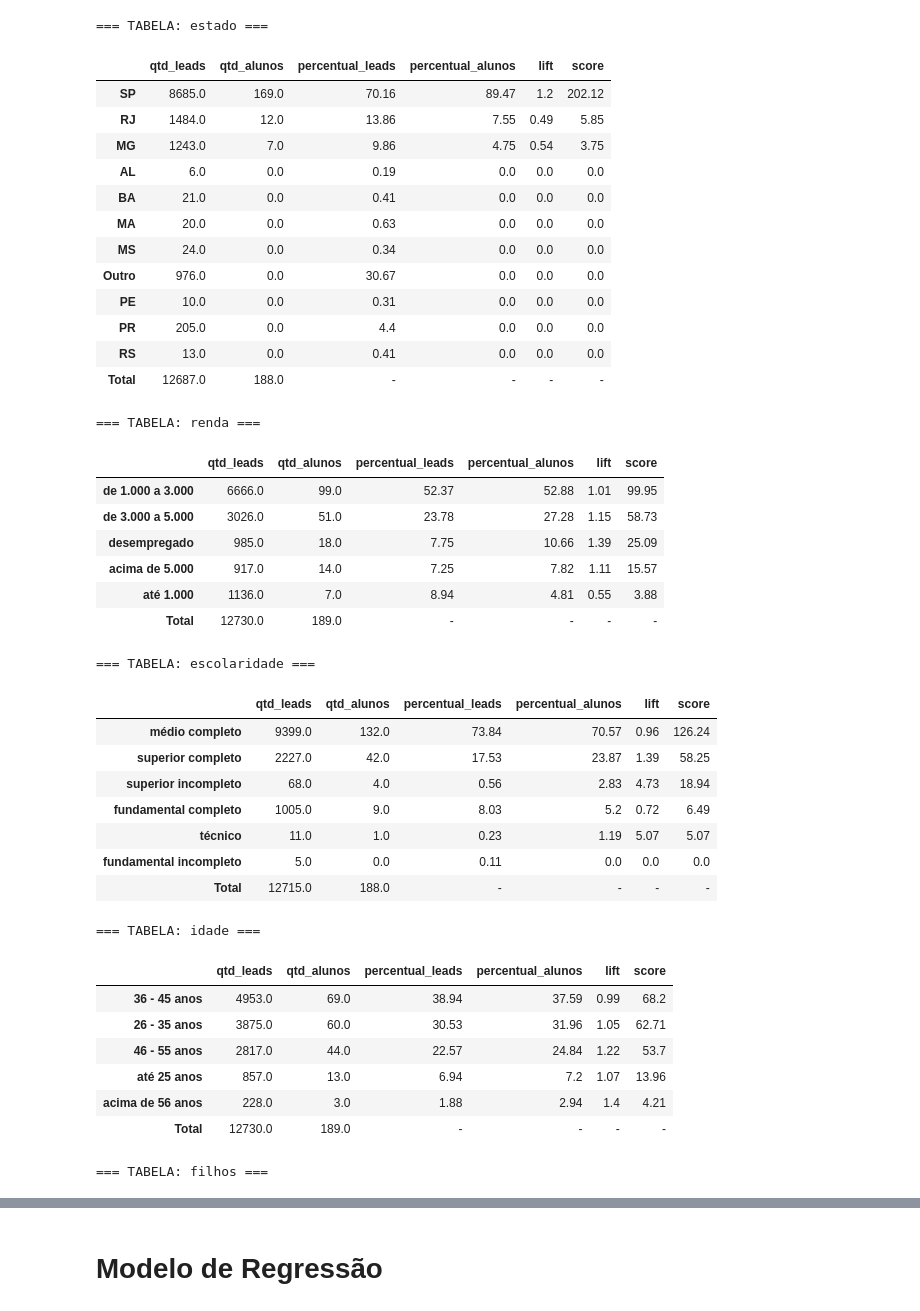
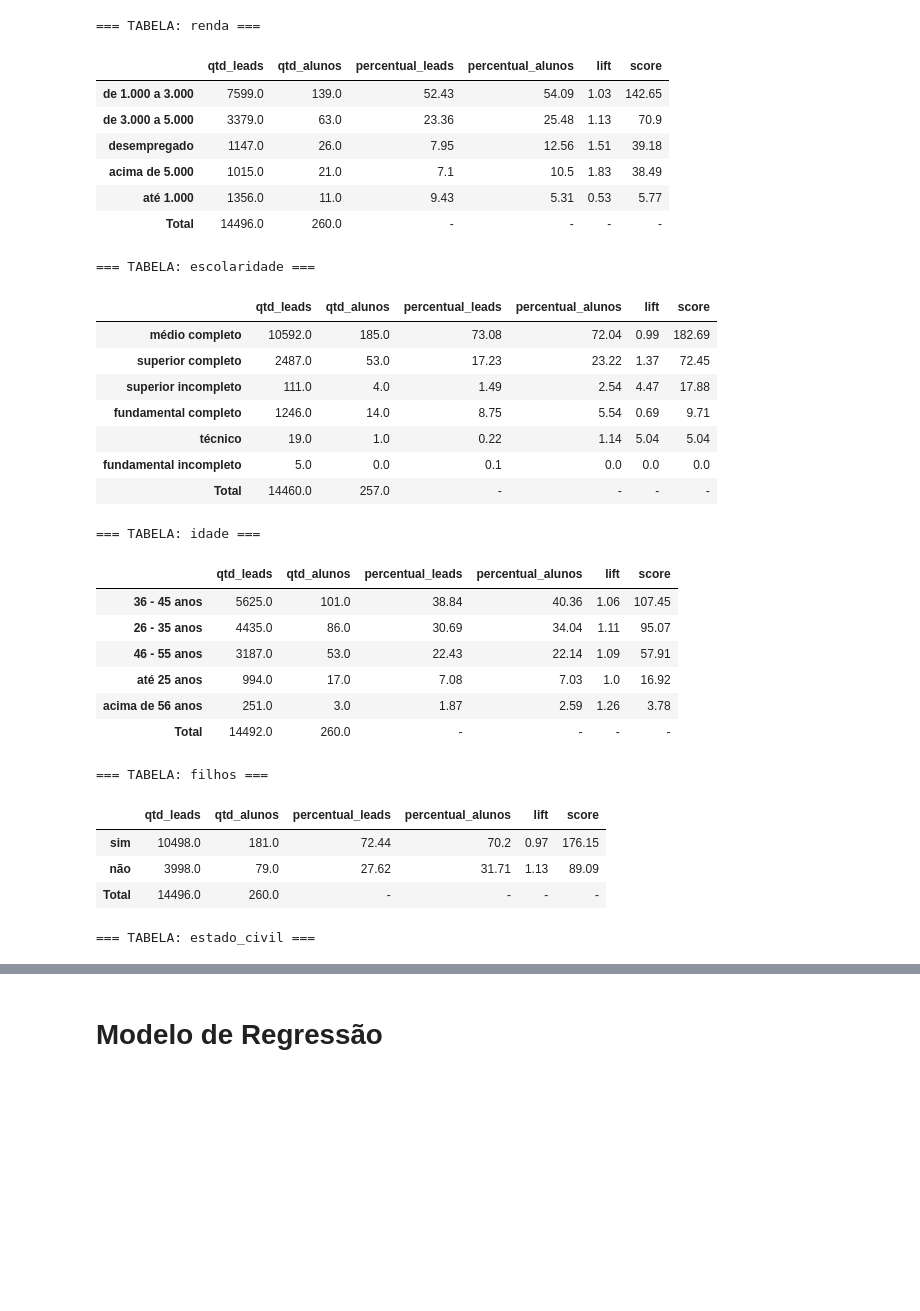
Before and after one commit to camilobica/leadscore_qg_concursos, a Jupyter notebook: notebooks/leadscore.ipynb, the cells around one changed output, grey strips where cells are left out. Drawn from its saved outputs; the diff is of its cells as text; code cells hidden in the pictures; blank space fills up the shorter version.

```diff
--- a/notebooks/leadscore.ipynb
+++ b/notebooks/leadscore.ipynb
@@ -239,7 +239,6 @@ def gerar_tabela_lift_score_ponderado(df_leads, df_alunos, col, col_lancamento="
 # %%
 # Lista das colunas a serem avaliadas
 features_alunos = [
-    "estado",
     "renda",
     "escolaridade",
     "idade",
@@ -250,70 +249,61 @@ features_alunos = [
 
 for coluna in features_alunos:
     print(f"\n=== TABELA: {coluna} ===")
     tabela = gerar_tabela_lift_score_ponderado(df_leads, df_alunos, coluna)
 
     # Colunas a somar (ignorando 'lift' e 'score')
     colunas_para_somar = [
         col for col in tabela.columns
         if col not in ["lift", "score", "percentual_alunos", "percentual_leads"]
         and pd.api.types.is_numeric_dtype(tabela[col])
     ]
 
     # Criar linha de total
     totais = tabela[colunas_para_somar].sum().to_frame().T
     totais.index = ["Total"]
 
     # Preencher colunas restantes com vazio ou marcador
     for col in tabela.columns:
         if col not in totais.columns:
             totais[col] = "-"
 
     # Reordenar para manter consistência
     totais = totais[tabela.columns]
 
     # Concatenar com a tabela original
     tabela_com_total = pd.concat([tabela, totais], axis=0)
 
     display(tabela_com_total)
 # %% [output]
-=== TABELA: estado ===
+=== TABELA: renda ===
 |  | qtd_leads | qtd_alunos | percentual_leads | percentual_alunos | lift | score |
-| SP | 8685.0 | 169.0 | 70.16 | 89.47 | 1.2 | 202.12 |
-| RJ | 1484.0 | 12.0 | 13.86 | 7.55 | 0.49 | 5.85 |
-| MG | 1243.0 | 7.0 | 9.86 | 4.75 | 0.54 | 3.75 |
-| AL | 6.0 | 0.0 | 0.19 | 0.0 | 0.0 | 0.0 |
-| BA | 21.0 | 0.0 | 0.41 | 0.0 | 0.0 | 0.0 |
-| MA | 20.0 | 0.0 | 0.63 | 0.0 | 0.0 | 0.0 |
-| MS | 24.0 | 0.0 | 0.34 | 0.0 | 0.0 | 0.0 |
-| Outro | 976.0 | 0.0 | 30.67 | 0.0 | 0.0 | 0.0 |
-| PE | 10.0 | 0.0 | 0.31 | 0.0 | 0.0 | 0.0 |
-| PR | 205.0 | 0.0 | 4.4 | 0.0 | 0.0 | 0.0 |
-| RS | 13.0 | 0.0 | 0.41 | 0.0 | 0.0 | 0.0 |
-| Total | 12687.0 | 188.0 | - | - | - | - |
+| de 1.000 a 3.000 | 7599.0 | 139.0 | 52.43 | 54.09 | 1.03 | 142.65 |
+| de 3.000 a 5.000 | 3379.0 | 63.0 | 23.36 | 25.48 | 1.13 | 70.9 |
+| desempregado | 1147.0 | 26.0 | 7.95 | 12.56 | 1.51 | 39.18 |
+| acima de 5.000 | 1015.0 | 21.0 | 7.1 | 10.5 | 1.83 | 38.49 |
+| até 1.000 | 1356.0 | 11.0 | 9.43 | 5.31 | 0.53 | 5.77 |
+| Total | 14496.0 | 260.0 | - | - | - | - |
-=== TABELA: renda ===
+=== TABELA: escolaridade ===
 |  | qtd_leads | qtd_alunos | percentual_leads | percentual_alunos | lift | score |
-| de 1.000 a 3.000 | 6666.0 | 99.0 | 52.37 | 52.88 | 1.01 | 99.95 |
-| de 3.000 a 5.000 | 3026.0 | 51.0 | 23.78 | 27.28 | 1.15 | 58.73 |
-| desempregado | 985.0 | 18.0 | 7.75 | 10.66 | 1.39 | 25.09 |
-| acima de 5.000 | 917.0 | 14.0 | 7.25 | 7.82 | 1.11 | 15.57 |
-| até 1.000 | 1136.0 | 7.0 | 8.94 | 4.81 | 0.55 | 3.88 |
-| Total | 12730.0 | 189.0 | - | - | - | - |
+| médio completo | 10592.0 | 185.0 | 73.08 | 72.04 | 0.99 | 182.69 |
+| superior completo | 2487.0 | 53.0 | 17.23 | 23.22 | 1.37 | 72.45 |
+| superior incompleto | 111.0 | 4.0 | 1.49 | 2.54 | 4.47 | 17.88 |
+| fundamental completo | 1246.0 | 14.0 | 8.75 | 5.54 | 0.69 | 9.71 |
+| técnico | 19.0 | 1.0 | 0.22 | 1.14 | 5.04 | 5.04 |
+| fundamental incompleto | 5.0 | 0.0 | 0.1 | 0.0 | 0.0 | 0.0 |
+| Total | 14460.0 | 257.0 | - | - | - | - |
-=== TABELA: escolaridade ===
+=== TABELA: idade ===
 |  | qtd_leads | qtd_alunos | percentual_leads | percentual_alunos | lift | score |
-| médio completo | 9399.0 | 132.0 | 73.84 | 70.57 | 0.96 | 126.24 |
-| superior completo | 2227.0 | 42.0 | 17.53 | 23.87 | 1.39 | 58.25 |
-| superior incompleto | 68.0 | 4.0 | 0.56 | 2.83 | 4.73 | 18.94 |
-| fundamental completo | 1005.0 | 9.0 | 8.03 | 5.2 | 0.72 | 6.49 |
-| técnico | 11.0 | 1.0 | 0.23 | 1.19 | 5.07 | 5.07 |
-| fundamental incompleto | 5.0 | 0.0 | 0.11 | 0.0 | 0.0 | 0.0 |
-| Total | 12715.0 | 188.0 | - | - | - | - |
+| 36 - 45 anos | 5625.0 | 101.0 | 38.84 | 40.36 | 1.06 | 107.45 |
+| 26 - 35 anos | 4435.0 | 86.0 | 30.69 | 34.04 | 1.11 | 95.07 |
+| 46 - 55 anos | 3187.0 | 53.0 | 22.43 | 22.14 | 1.09 | 57.91 |
+| até 25 anos | 994.0 | 17.0 | 7.08 | 7.03 | 1.0 | 16.92 |
+| acima de 56 anos | 251.0 | 3.0 | 1.87 | 2.59 | 1.26 | 3.78 |
+| Total | 14492.0 | 260.0 | - | - | - | - |
-=== TABELA: idade ===
+=== TABELA: filhos ===
 |  | qtd_leads | qtd_alunos | percentual_leads | percentual_alunos | lift | score |
-| 36 - 45 anos | 4953.0 | 69.0 | 38.94 | 37.59 | 0.99 | 68.2 |
-| 26 - 35 anos | 3875.0 | 60.0 | 30.53 | 31.96 | 1.05 | 62.71 |
-| 46 - 55 anos | 2817.0 | 44.0 | 22.57 | 24.84 | 1.22 | 53.7 |
-| até 25 anos | 857.0 | 13.0 | 6.94 | 7.2 | 1.07 | 13.96 |
-| acima de 56 anos | 228.0 | 3.0 | 1.88 | 2.94 | 1.4 | 4.21 |
-| Total | 12730.0 | 189.0 | - | - | - | - |
+| sim | 10498.0 | 181.0 | 72.44 | 70.2 | 0.97 | 176.15 |
+| não | 3998.0 | 79.0 | 27.62 | 31.71 | 1.13 | 89.09 |
+| Total | 14496.0 | 260.0 | - | - | - | - |
-=== TABELA: filhos ===
+=== TABELA: estado_civil ===
 |  | qtd_leads | qtd_alunos | percentual_leads | percentual_alunos | lift | score |
```
Also changed, not shown: parts of 41 cells of this notebook, 9 other files.
